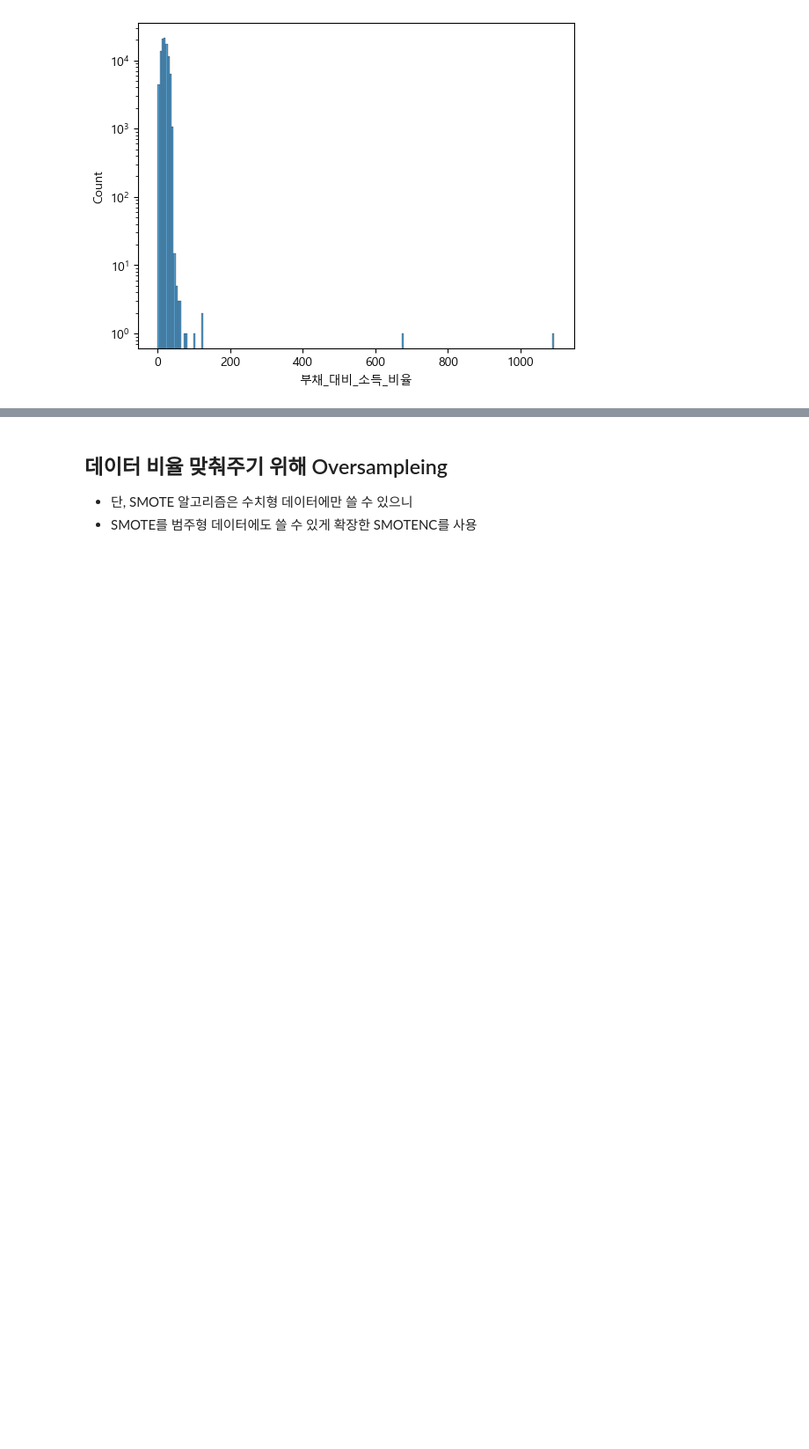
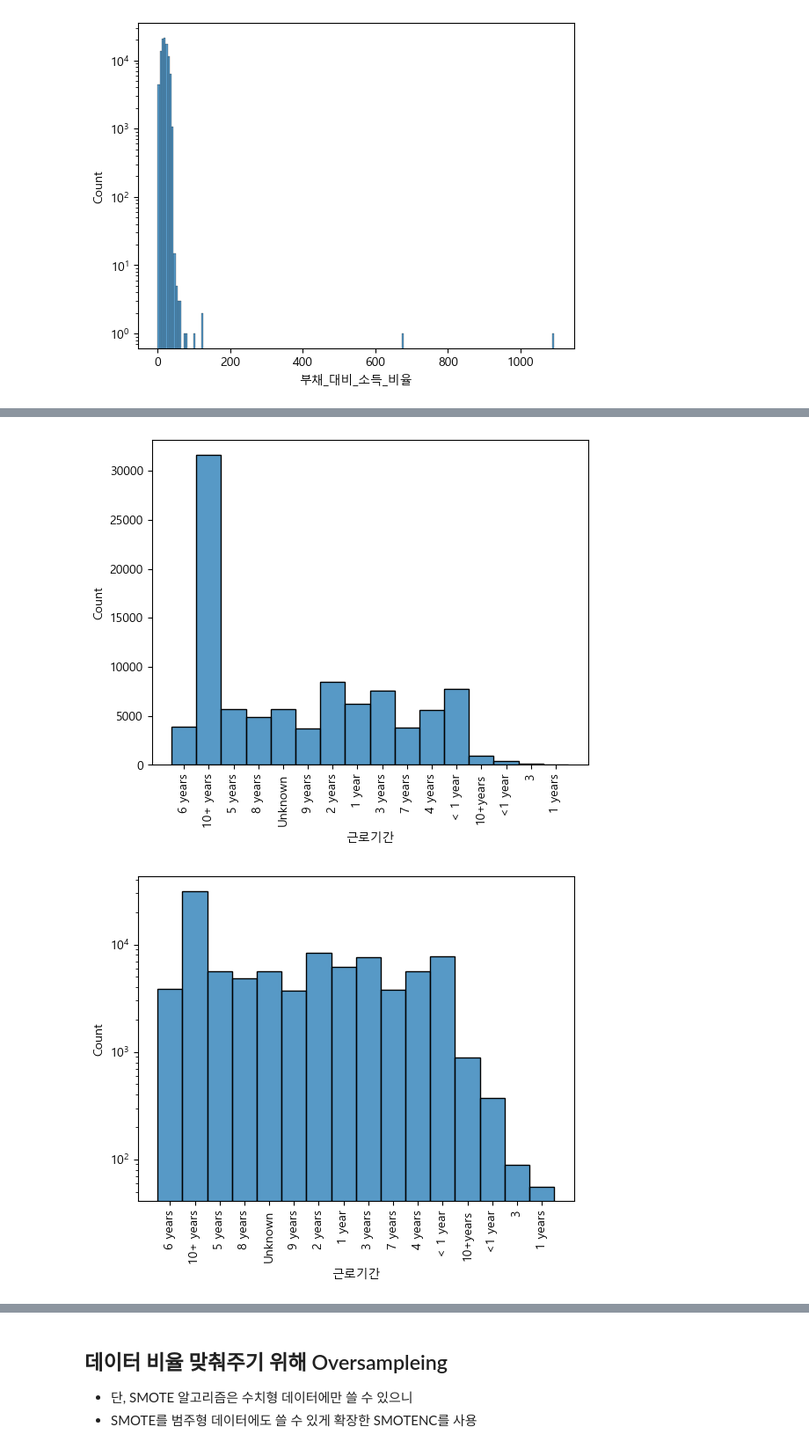
Before and after one commit to kyeob1107/What-s-your-EDA, a Jupyter notebook: third project.ipynb, the cells around one changed output, grey strips where cells are left out. Shown: that part at 88% size. Cells and saved outputs as stored; diff of their text form; code cells hidden in the pictures; blank space fills up the shorter version.

```diff
--- a/third project.ipynb
+++ b/third project.ipynb
@@ -466,10 +470,12 @@ X_train[X_train['대출목적']=='재생 에너지']['대출목적'].count()
 ## 이상치 제거
 - 부채_대비_소득_비율 9999.0로 이상치 하나 존재 제거
 # %%
-# def to_remove_Outlier(): # train 데이터에 대해서만 해주면 될듯하여 함수로 만들어줄 필요 없을듯
 # 2000이상으로 값이 9999.0 하나 밖에 존재하지 않음
 # 제거하고 나도 조금 떨어져 있는 듯한 녀석들이 있어서 전에 전처리 개인과제때 이상치 제거 함수 가져와서 통계적인 방법으로 이상치 제거하는게 나을듯
-X_train = X_train[X_train['부채_대비_소득_비율']<3000] #<600
+def to_remove_Outlier(data:pd.DataFrame = X_train): # train 데이터에 대해서만 해주면 될듯
+    data = data[data['부채_대비_소득_비율']<3000] #<600
+    return data
+X_train = to_remove_Outlier(X_train) # 이건 또 지역변수로 되었는지 값 반영안되서 반영
 # %%
 X_train.describe()
 # %% [output]
@@ -499,0 +538,12 @@ plt.show()
+# %%
+# 근로기간 값 확인용 그래프 두가지
+sns.histplot(X_train, x='근로기간')
+plt.xticks(rotation=90)  # 그래프 x축 라벨 45도 회전
+plt.show()
+sns.histplot(X_train, x='근로기간')
+plt.xticks(rotation=90)  # 그래프 x축 라벨 45도 회전
+plt.yscale('log')  # y축을 로그 스케일로 변환
+plt.show()
+# %% [output]
+[figure, added]
+[figure, added]
```
Also changed, not shown: parts of 50 cells of this notebook.
